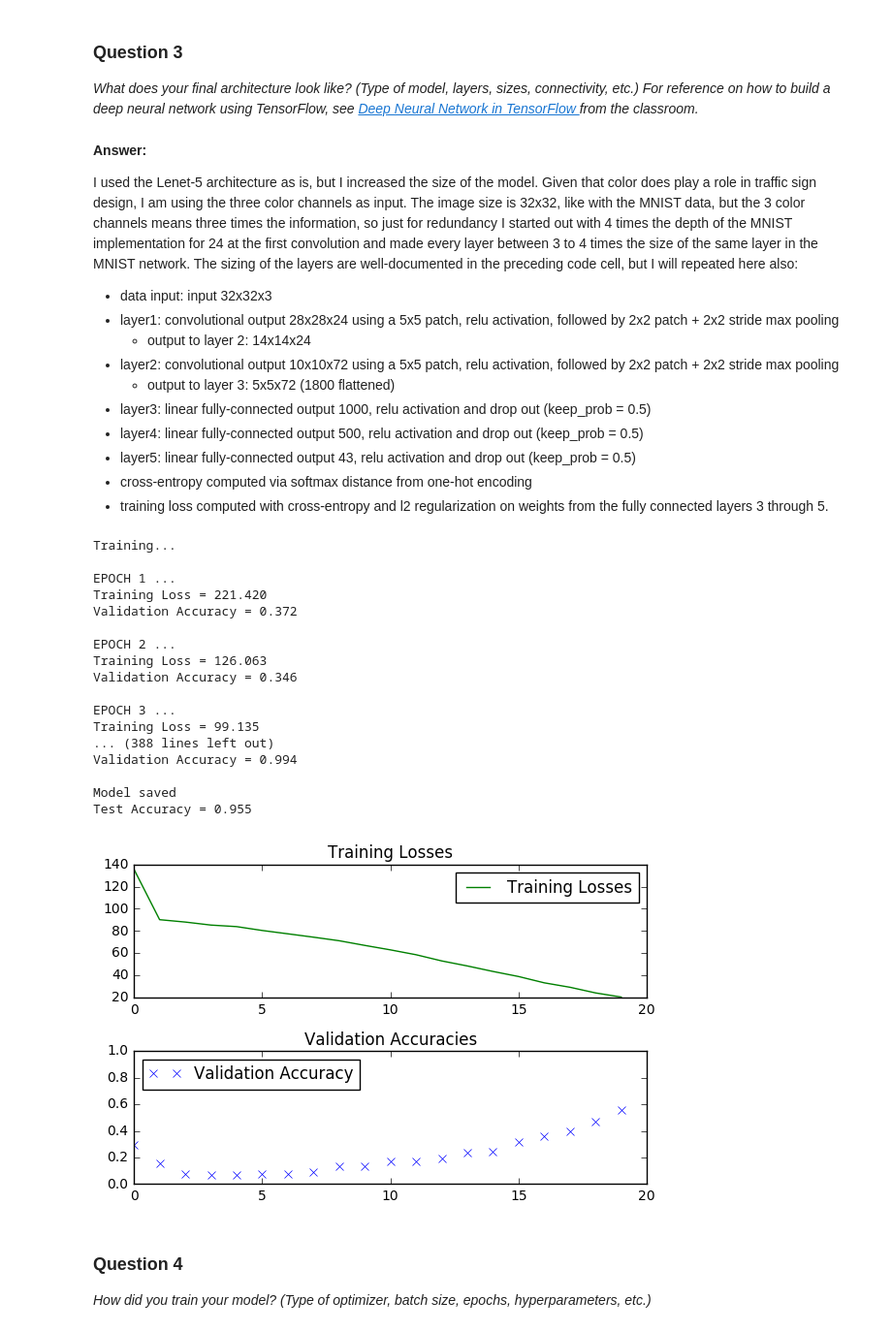
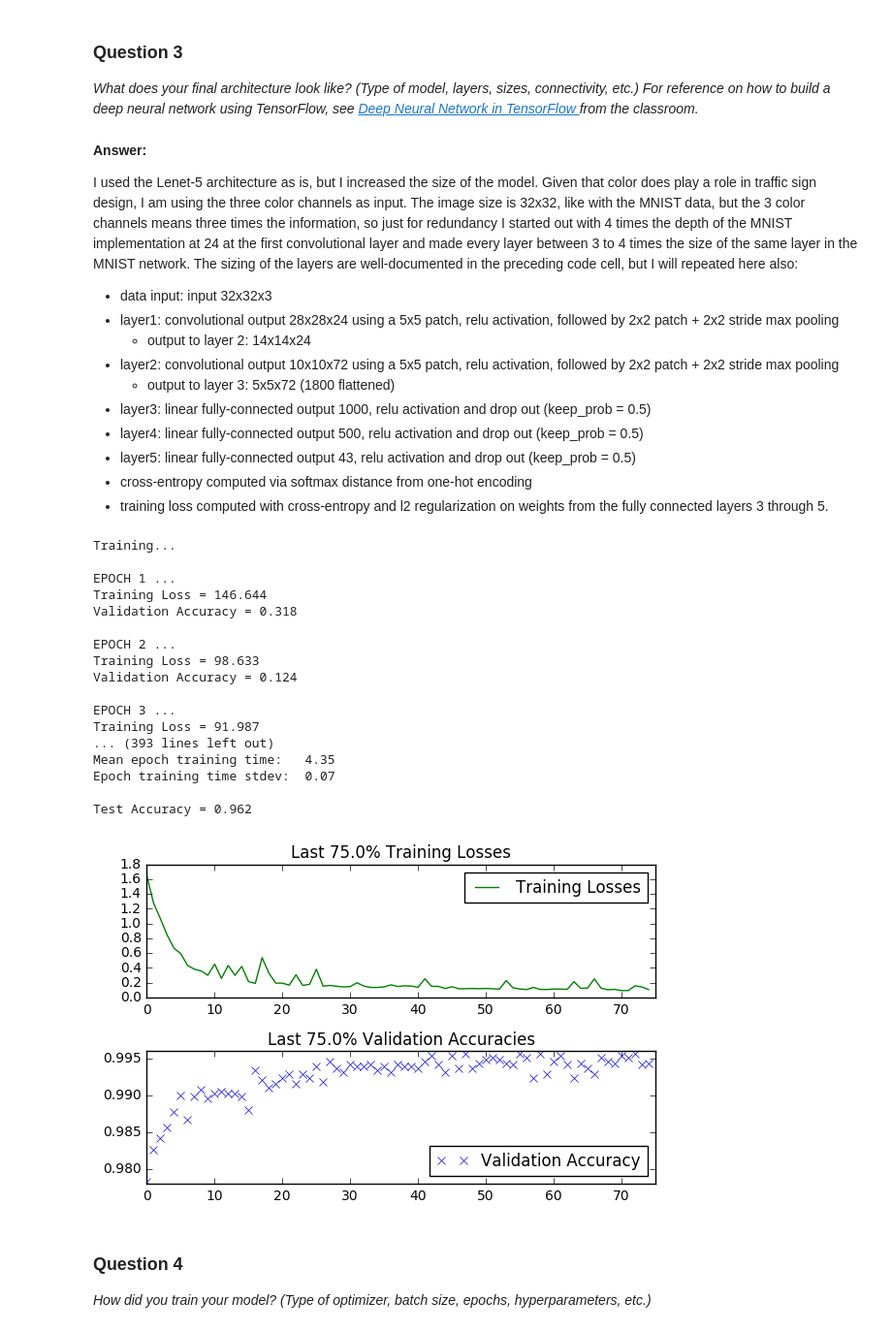
Before and after one commit to qpham01/udacity, a Jupyter notebook: sdcnd/CarND-Traffic-Sign-Classifier-Project/Traffic_Sign_Classifier.ipynb, the cells around one changed output. Shown at 97% size. Drawn from its saved outputs; the diff is of its cells as text; code cells hidden in the pictures.

```diff
--- a/sdcnd/CarND-Traffic-Sign-Classifier-Project/Traffic_Sign_Classifier.ipynb
+++ b/sdcnd/CarND-Traffic-Sign-Classifier-Project/Traffic_Sign_Classifier.ipynb
@@ -88,7 +88,7 @@ visualize_list = []
 for i in range(visualize_count):
     index = random.randint(0, len(X_train_rgb))
     visualize_list.append(index)
-    image = X_train_rgb[index].squeeze()
+    image = X_train_img[index].squeeze()
     fname = "signs/sign_%s_%s.png" % (index, y_train[index])
     img.imsave(fname, image)
     print("Saved image %s" % (fname))
@@ -354,7 +386,7 @@ _What does your final architecture look like? (Type of model, layers, sizes, con
 # %% [markdown]
 **Answer:**
 
-I used the Lenet-5 architecture as is, but I increased the size of the model.  Given that color does play a role in traffic sign design, I am using the three color channels as input.  The image size is 32x32, like with the MNIST data, but the 3 color channels means three times the information, so just for redundancy I started out with 4 times the depth of the MNIST implementation for 24 at the first convolution and made every layer between 3 to 4 times the size of the same layer in the MNIST network.  The sizing of the layers are well-documented in the preceding code cell, but I will repeated here also:
+I used the Lenet-5 architecture as is, but I increased the size of the model.  Given that color does play a role in traffic sign design, I am using the three color channels as input.  The image size is 32x32, like with the MNIST data, but the 3 color channels means three times the information, so just for redundancy I started out with 4 times the depth of the MNIST implementation at 24 at the first convolutional layer and made every layer between 3 to 4 times the size of the same layer in the MNIST network.  The sizing of the layers are well-documented in the preceding code cell, but I will repeated here also:
 
 * data input: input 32x32x3
 * layer1: convolutional output 28x28x24 using a 5x5 patch, relu activation, followed by 2x2 patch + 2x2 stride max pooling
@@ -372,7 +404,7 @@ I used the Lenet-5 architecture as is, but I increased the size of the model.  G
 import tensorflow as tf
 from time import time
 from matplotlib import pyplot as plt
-
+import statistics as st
 save_file = 'traffic_signs.ckpt'
 
 #target_loss = 0.2
@@ -386,13 +418,6 @@ for batch_size in BATCH_SIZES:
             num_examples = len(X_train)
 
             print("Training...")
-
-            # Setup run logging
-            hyper_dict = {'epochs' : epochs, 'batch size' : batch_size, 'learning rate' : \
-                LEARNING_RATE, 'train validate ratio' : train_validate_ratio, 'l2 strength': \
-                l2_reg_strength, 'beta': BETA, 'mu': mu, 'sigma': sigma}
-
-            run_id = log_run_start('Train', hyper_dict, version_description)
             print()
             epoch_train_time_list = []
             training_losses = []
@@ -414,53 +439,65 @@ for batch_size in BATCH_SIZES:
                 print("Training Loss = {:.3f}".format(loss))
                 if validation_accuracy is not None:
                     print("Validation Accuracy = {:.3f}".format(validation_accuracy))
+                    validate_accuracies.append(validation_accuracy)
                 print()
                 epoch_train_time_list.append(time() - t1)
                 training_losses.append(loss)
-                validate_accuracies.append(validation_accuracy)
 
             saver.save(sess, save_file)
             print("Model saved")
-            log_run_end(run_id, validation_accuracy, loss)
         print()
         print("Total training time:        {:.2f}".format(time() - t0))
         print("Mean epoch training time:   {:.2f}".format(st.mean(epoch_train_time_list)))
         print("Epoch training time stdev:  {:.2f}".format(st.pstdev(epoch_train_time_list)))
         print()
+        # Evaluate the model with test data
+        with tf.Session() as sess:
+            saver.restore(sess, tf.train.latest_checkpoint('.'))
+            test_accuracy = evaluate(X_test, y_test, batch_size)
+            print("Test Accuracy = {:.3f}".format(test_accuracy))
+        sess.close()
 # %% [output]
 Training...
 
 EPOCH 1 ...
-Training Loss = 221.420
-Validation Accuracy = 0.372
+Training Loss = 146.644
+Validation Accuracy = 0.318
 
 EPOCH 2 ...
-Training Loss = 126.063
-Validation Accuracy = 0.346
+Training Loss = 98.633
+Validation Accuracy = 0.124
 
 EPOCH 3 ...
-Training Loss = 99.135
-... (388 lines left out)
-Validation Accuracy = 0.994
+Training Loss = 91.987
+... (393 lines left out)
+Mean epoch training time:   4.35
+Epoch training time stdev:  0.07
 
-Model saved
-Test Accuracy = 0.955
+Test Accuracy = 0.962
 # %%
+# Visualization of training losses
+plot_count = len(training_losses)
+plot_percent = 0.75
+plot_start = int((1 - plot_percent) * len(training_losses))
+loss_plot_data = training_losses[plot_start:plot_count]
 loss_plot = plt.subplot(211)
-loss_plot.set_title('Training Losses')
-loss_plot.plot(training_losses, 'g', label='Training Losses')
-loss_plot.set_xlim([0, len(training_losses)])
+loss_plot.set_title('Last {:.1f}% Training Losses'.format(plot_percent * 100.))
+loss_plot.plot(loss_plot_data, 'g', label='Training Losses')
+loss_plot.set_xlim([0, len(loss_plot_data)])
 loss_plot.legend(loc=1)
-acc_plot = plt.subplot(212)
-acc_plot.set_title('Validation Accuracies')
-acc_plot.plot(validation_accuracies, 'x' , label='Validation Accuracy')
-acc_plot.set_ylim([0, 1.0])
-acc_plot.set_xlim([0, len(validation_accuracies)])
-acc_plot.legend(loc=2)
+if len(validate_accuracies) > 0:
+    acc_plot_data = validate_accuracies[plot_start:plot_count]
+    acc_plot = plt.subplot(212)
+    acc_plot.set_title('Last {:.1f}% Validation Accuracies'.format(plot_percent * 100))
+    acc_plot.plot(acc_plot_data, 'x' , label='Validation Accuracy')
+    #acc_plot.set_ylim([0, 1.0])
+    acc_plot.set_xlim([0, len(acc_plot_data)])
+    acc_plot.legend(loc=4)
 plt.tight_layout()
 plt.show()
 # %% [output]
-[figure, old version]
+[figure, new version]
 # %% [markdown]
 ### Question 4
 
```
Also changed, not shown: parts of 22 cells of this notebook, 1 other file.
